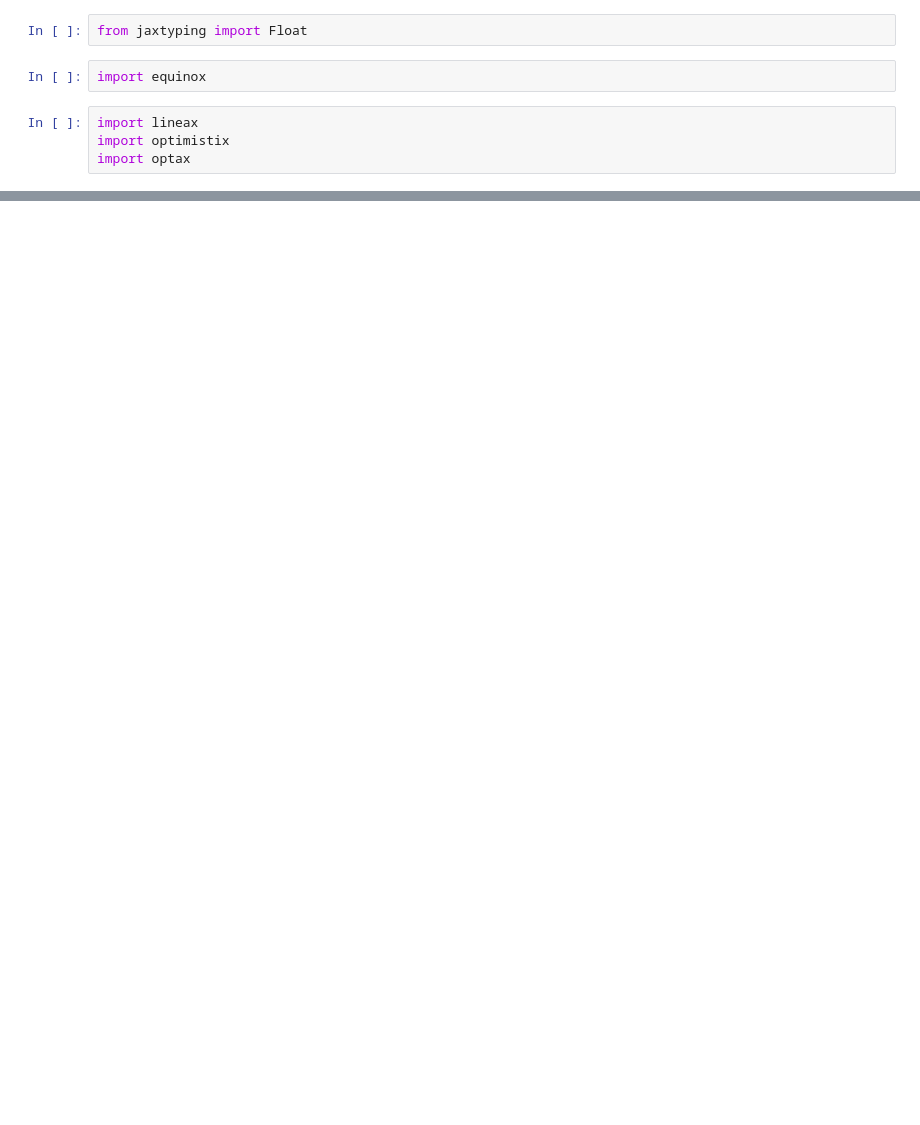
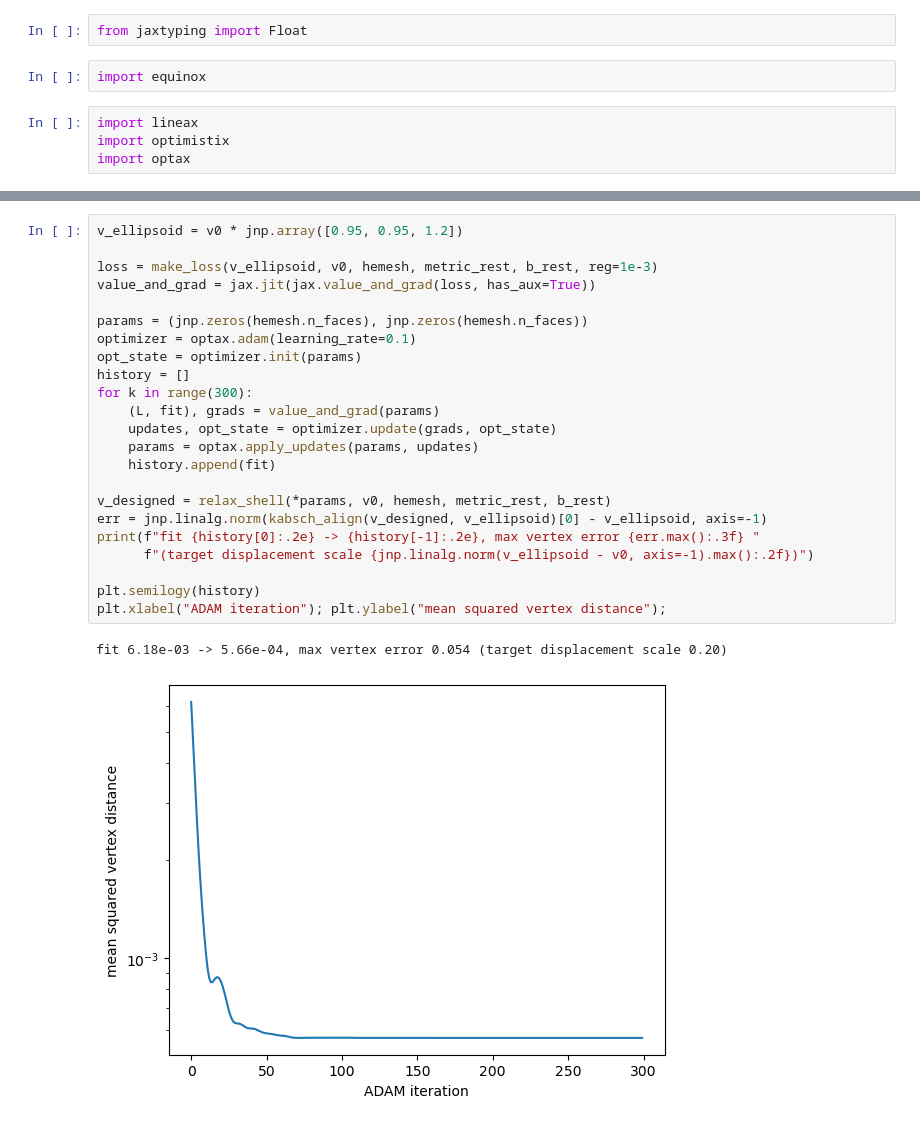
Before and after one commit to nikolas-claussen/triangulax, a Jupyter notebook: nbs/tutorials/06_inverse_problems.ipynb, the cells around one changed output, grey strips where cells are left out. Saved outputs shown, nothing was run; the diff lists cells and outputs as text; blank space fills up the shorter version.

```diff
--- a/nbs/tutorials/06_inverse_problems.ipynb
+++ b/nbs/tutorials/06_inverse_problems.ipynb
@@ -132,0 +407,26 @@ def get_neo_hookean_energy(vertices, args):
+# %%
+v_ellipsoid = v0 * jnp.array([0.95, 0.95, 1.2])
+
+loss = make_loss(v_ellipsoid, v0, hemesh, metric_rest, b_rest, reg=1e-3)
+value_and_grad = jax.jit(jax.value_and_grad(loss, has_aux=True))
+
+params = (jnp.zeros(hemesh.n_faces), jnp.zeros(hemesh.n_faces))
+optimizer = optax.adam(learning_rate=0.1)
+opt_state = optimizer.init(params)
+history = []
+for k in range(300):
+    (L, fit), grads = value_and_grad(params)
+    updates, opt_state = optimizer.update(grads, opt_state)
+    params = optax.apply_updates(params, updates)
+    history.append(fit)
+
+v_designed = relax_shell(*params, v0, hemesh, metric_rest, b_rest)
+err = jnp.linalg.norm(kabsch_align(v_designed, v_ellipsoid)[0] - v_ellipsoid, axis=-1)
+print(f"fit {history[0]:.2e} -> {history[-1]:.2e}, max vertex error {err.max():.3f} "
+      f"(target displacement scale {jnp.linalg.norm(v_ellipsoid - v0, axis=-1).max():.2f})")
+
+plt.semilogy(history)
+plt.xlabel("ADAM iteration"); plt.ylabel("mean squared vertex distance");
+# %% [output]
+fit 6.18e-03 -> 5.66e-04, max vertex error 0.054 (target displacement scale 0.20)
+[figure, added]
```
Also changed, not shown: parts of 48 cells of this notebook, 13 other files.
